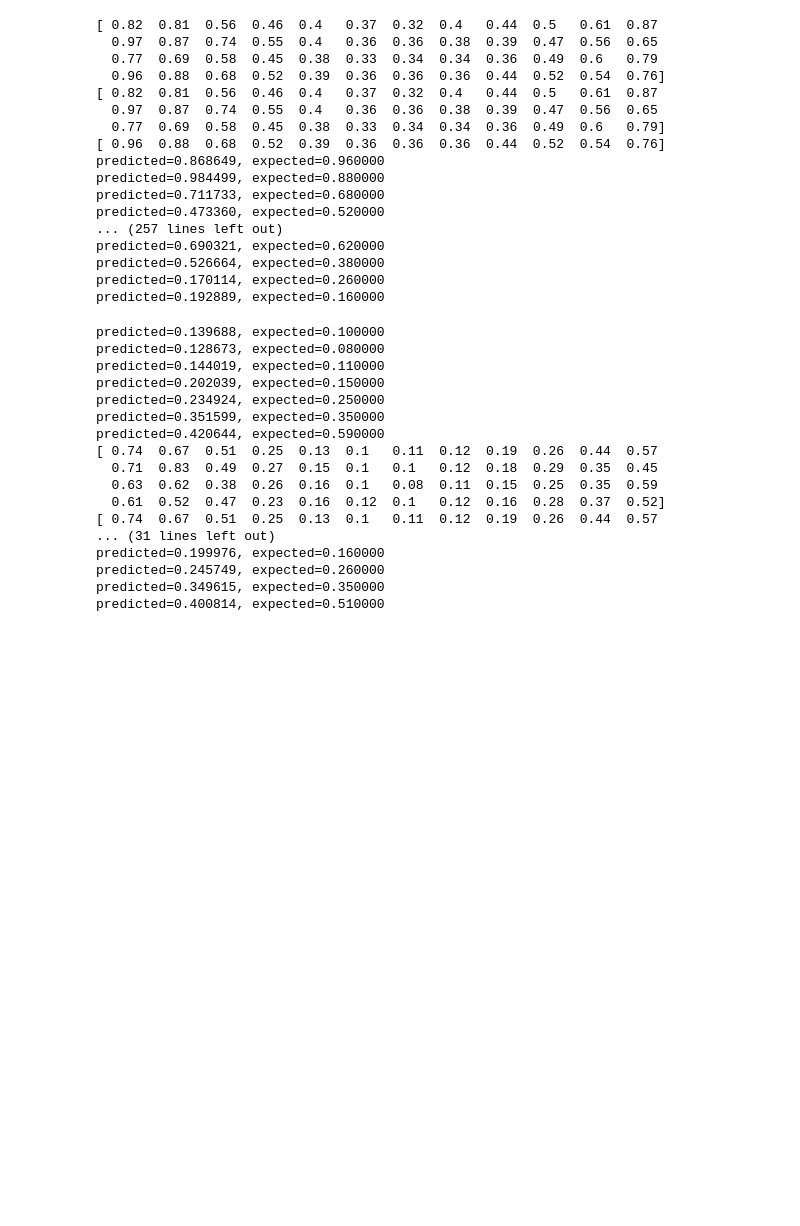
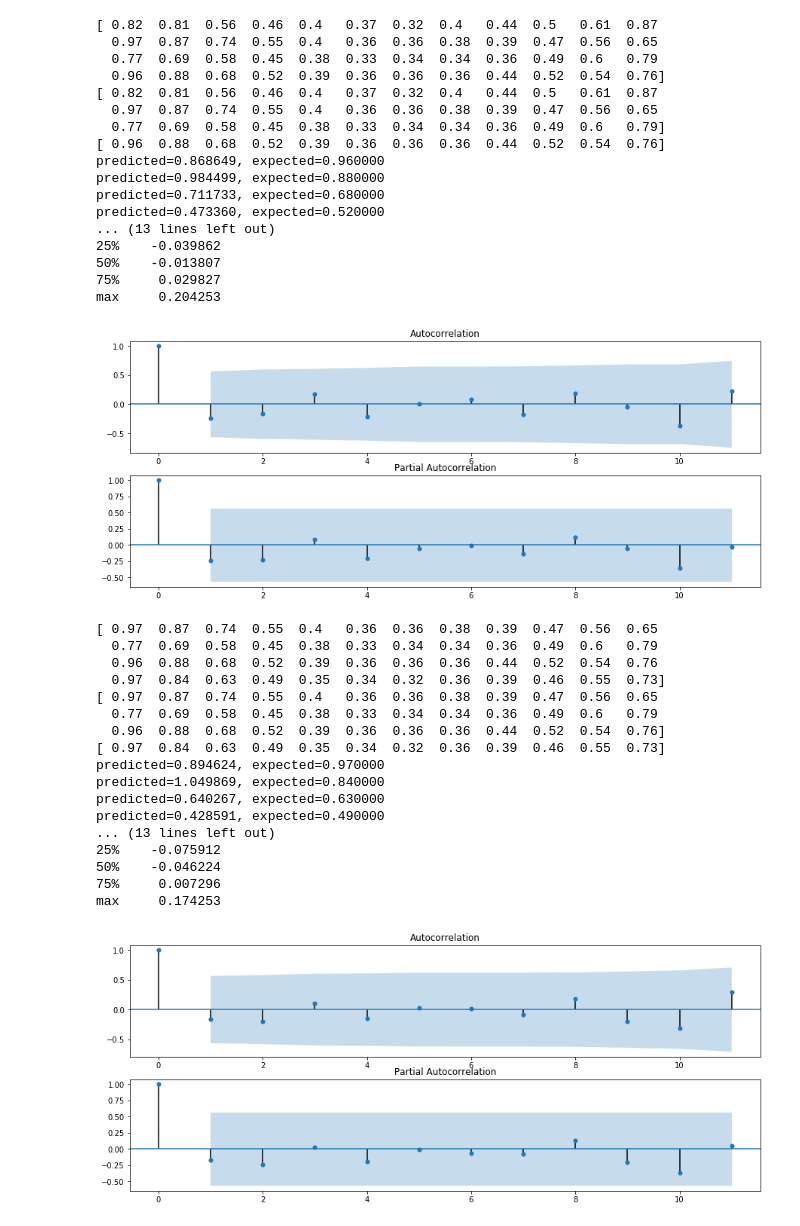
Before and after one commit to rehnakamil89/arima1st.pynb, a Jupyter notebook: ARIMA1st.ipynb, the cells around one changed output. Drawn from its saved outputs; the diff is of its cells as text; code cells hidden in the pictures; blank space fills up the shorter version.

Commit message:
Add files via upload
with ACF and PACF plots

```diff
--- a/ARIMA1st.ipynb
+++ b/ARIMA1st.ipynb
@@ -99,7 +104,7 @@ print(X)
 Month1 = series['Month'].values
 i=0
 pred=list()
-for j in range(16):
+for j in range(15):
     X = series['Fuel Oil Consumption'].values
     n=list()
     n=X[i:48+i]
@@ -119,52 +124,65 @@ for j in range(16):
     # invert differenced value
     def inverse_difference(history, yhat, interval=1):
         return yhat + history[-interval]
     history = [x for x in train]
     predictions = list()
     expected=list()
+    test1=list()
     for t in range(len(test)):
         #Month2=series['Month'].values[36+i:len(n)]
         model = ARIMA(history, order=(2,0,0))
         model_fit = model.fit(disp=0)
         output = model_fit.forecast()
         yhat = output[0]
         obs = test[t]
         expected.append(obs)
         history.append(obs)
         print('predicted=%f, expected=%f' % (yhat, obs))
         pred.append(yhat[0])
+    residuals = [test[k]-pred[k] for k in range(len(test))]
+    residuals = DataFrame(residuals)
+    print(residuals.describe())
+    # plot
+    pyplot.figure()
+    pyplot.subplot(211)
+    plot_acf(residuals, ax=pyplot.gca())
+    pyplot.subplot(212)
+    plot_pacf(residuals, ax=pyplot.gca())
+    pyplot.show()
 # %% [output]
 [ 0.82  0.81  0.56  0.46  0.4   0.37  0.32  0.4   0.44  0.5   0.61  0.87
   0.97  0.87  0.74  0.55  0.4   0.36  0.36  0.38  0.39  0.47  0.56  0.65
   0.77  0.69  0.58  0.45  0.38  0.33  0.34  0.34  0.36  0.49  0.6   0.79
   0.96  0.88  0.68  0.52  0.39  0.36  0.36  0.36  0.44  0.52  0.54  0.76]
 [ 0.82  0.81  0.56  0.46  0.4   0.37  0.32  0.4   0.44  0.5   0.61  0.87
   0.97  0.87  0.74  0.55  0.4   0.36  0.36  0.38  0.39  0.47  0.56  0.65
   0.77  0.69  0.58  0.45  0.38  0.33  0.34  0.34  0.36  0.49  0.6   0.79]
 [ 0.96  0.88  0.68  0.52  0.39  0.36  0.36  0.36  0.44  0.52  0.54  0.76]
 predicted=0.868649, expected=0.960000
 predicted=0.984499, expected=0.880000
 predicted=0.711733, expected=0.680000
 predicted=0.473360, expected=0.520000
-... (257 lines left out)
-predicted=0.690321, expected=0.620000
-predicted=0.526664, expected=0.380000
-predicted=0.170114, expected=0.260000
-predicted=0.192889, expected=0.160000
+... (13 lines left out)
+25%    -0.039862
+50%    -0.013807
+75%     0.029827
+max     0.204253
+[figure, added]
-predicted=0.139688, expected=0.100000
-predicted=0.128673, expected=0.080000
-predicted=0.144019, expected=0.110000
-predicted=0.202039, expected=0.150000
-predicted=0.234924, expected=0.250000
-predicted=0.351599, expected=0.350000
-predicted=0.420644, expected=0.590000
-[ 0.74  0.67  0.51  0.25  0.13  0.1   0.11  0.12  0.19  0.26  0.44  0.57
-  0.71  0.83  0.49  0.27  0.15  0.1   0.1   0.12  0.18  0.29  0.35  0.45
-  0.63  0.62  0.38  0.26  0.16  0.1   0.08  0.11  0.15  0.25  0.35  0.59
-  0.61  0.52  0.47  0.23  0.16  0.12  0.1   0.12  0.16  0.28  0.37  0.52]
-[ 0.74  0.67  0.51  0.25  0.13  0.1   0.11  0.12  0.19  0.26  0.44  0.57
-... (31 lines left out)
-predicted=0.199976, expected=0.160000
-predicted=0.245749, expected=0.260000
-predicted=0.349615, expected=0.350000
-predicted=0.400814, expected=0.510000
+[ 0.97  0.87  0.74  0.55  0.4   0.36  0.36  0.38  0.39  0.47  0.56  0.65
+  0.77  0.69  0.58  0.45  0.38  0.33  0.34  0.34  0.36  0.49  0.6   0.79
+  0.96  0.88  0.68  0.52  0.39  0.36  0.36  0.36  0.44  0.52  0.54  0.76
+  0.97  0.84  0.63  0.49  0.35  0.34  0.32  0.36  0.39  0.46  0.55  0.73]
+[ 0.97  0.87  0.74  0.55  0.4   0.36  0.36  0.38  0.39  0.47  0.56  0.65
+  0.77  0.69  0.58  0.45  0.38  0.33  0.34  0.34  0.36  0.49  0.6   0.79
+  0.96  0.88  0.68  0.52  0.39  0.36  0.36  0.36  0.44  0.52  0.54  0.76]
+[ 0.97  0.84  0.63  0.49  0.35  0.34  0.32  0.36  0.39  0.46  0.55  0.73]
+predicted=0.894624, expected=0.970000
+predicted=1.049869, expected=0.840000
+predicted=0.640267, expected=0.630000
+predicted=0.428591, expected=0.490000
+... (13 lines left out)
+25%    -0.075912
+50%    -0.046224
+75%     0.007296
+max     0.174253
+[figure, added]
```
Also changed, not shown: parts of 14 cells of this notebook.
